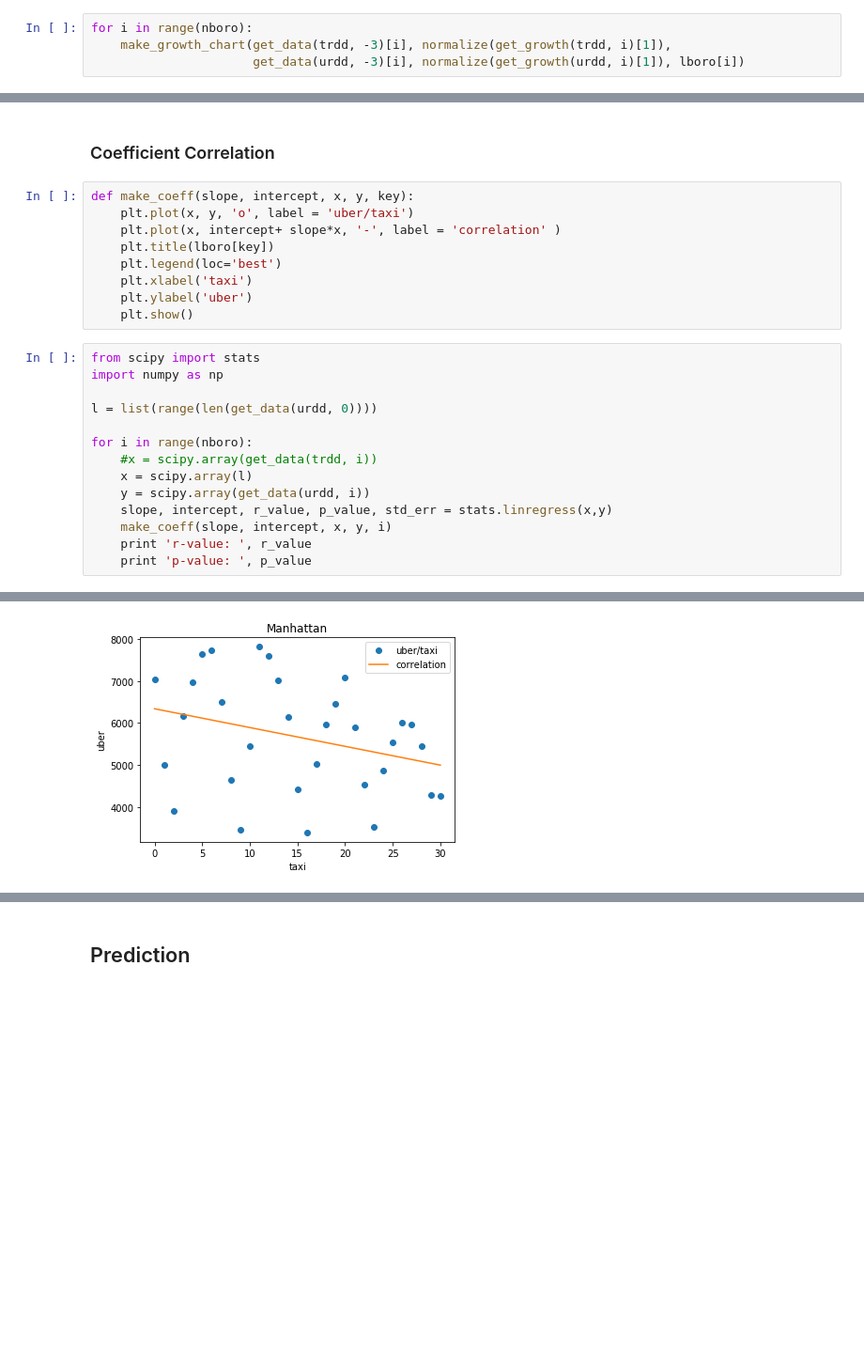
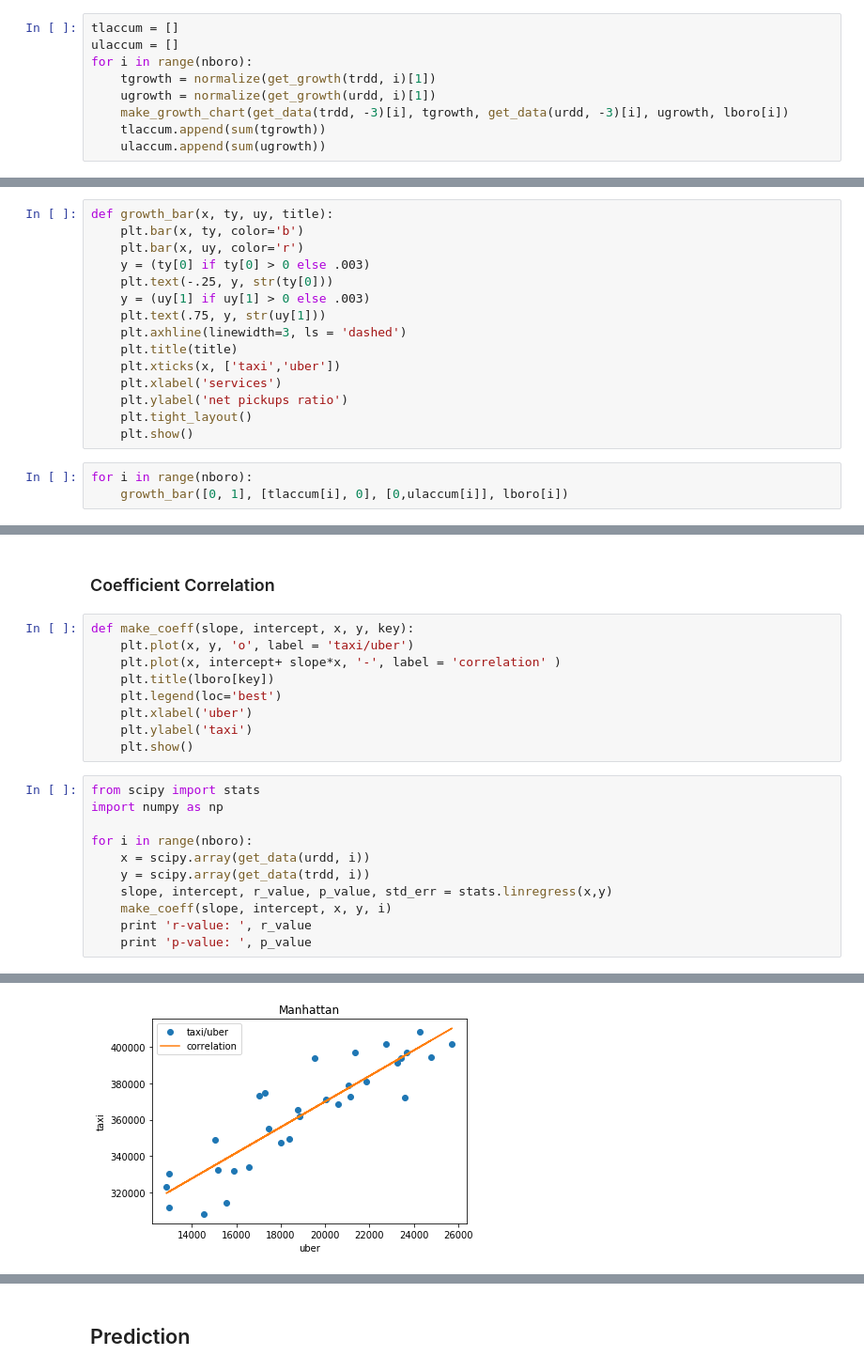
Before and after one commit to eunik/taxi_vs_uber, a Jupyter notebook: taxi_project.ipynb, the cells around one changed output, grey strips where cells are left out. Shown: that part at 94% size. Saved outputs shown, nothing was run; the diff lists cells and outputs as text; blank space fills up the shorter version.

```diff
--- a/taxi_project.ipynb
+++ b/taxi_project.ipynb
@@ -211,7 +226,12 @@ def make_growth_chart(tx, ty, ux, uy, title):
     plt.ylabel('pickups ratio')
     plt.show()
 # %%
+tlaccum = []
+ulaccum = []
 for i in range(nboro):
-    make_growth_chart(get_data(trdd, -3)[i], normalize(get_growth(trdd, i)[1]),
-                      get_data(urdd, -3)[i], normalize(get_growth(urdd, i)[1]), lboro[i])
+    tgrowth = normalize(get_growth(trdd, i)[1])
+    ugrowth = normalize(get_growth(urdd, i)[1])
+    make_growth_chart(get_data(trdd, -3)[i], tgrowth, get_data(urdd, -3)[i], ugrowth, lboro[i])
+    tlaccum.append(sum(tgrowth))
+    ulaccum.append(sum(ugrowth))
 # %% [output]
@@ -222,0 +247,18 @@ ZeroDivisionError: float division by zero
+# %%
+def growth_bar(x, ty, uy, title):
+    plt.bar(x, ty, color='b')
+    plt.bar(x, uy, color='r')
+    y = (ty[0] if ty[0] > 0 else .003)
+    plt.text(-.25, y, str(ty[0]))
+    y = (uy[1] if uy[1] > 0 else .003)
+    plt.text(.75, y, str(uy[1]))
+    plt.axhline(linewidth=3, ls = 'dashed')
+    plt.title(title)
+    plt.xticks(x, ['taxi','uber'])
+    plt.xlabel('services')
+    plt.ylabel('net pickups ratio')
+    plt.tight_layout()
+    plt.show()
+# %%
+for i in range(nboro):
+    growth_bar([0, 1], [tlaccum[i], 0], [0,ulaccum[i]], lboro[i])
@@ -224,23 +276,20 @@ ZeroDivisionError: float division by zero
 ### Coefficient Correlation
 # %%
 def make_coeff(slope, intercept, x, y, key):
-    plt.plot(x, y, 'o', label = 'uber/taxi')
+    plt.plot(x, y, 'o', label = 'taxi/uber')
     plt.plot(x, intercept+ slope*x, '-', label = 'correlation' )
     plt.title(lboro[key])
     plt.legend(loc='best')
-    plt.xlabel('taxi')
-    plt.ylabel('uber')
+    plt.xlabel('uber')
+    plt.ylabel('taxi')
     plt.show()
 # %%
 from scipy import stats
 import numpy as np
 
-l = list(range(len(get_data(urdd, 0))))
-
 for i in range(nboro):
-    #x = scipy.array(get_data(trdd, i))
-    x = scipy.array(l)
-    y = scipy.array(get_data(urdd, i))
+    x = scipy.array(get_data(urdd, i))
+    y = scipy.array(get_data(trdd, i))
     slope, intercept, r_value, p_value, std_err = stats.linregress(x,y)
     make_coeff(slope, intercept, x, y, i)
     print 'r-value: ', r_value
@@ -255 +304 @@ p-value:  0.41261967537038646
-[figure, old version]
+[figure, new version]
```
Also changed, not shown: parts of 20 cells of this notebook, 8 other files.
